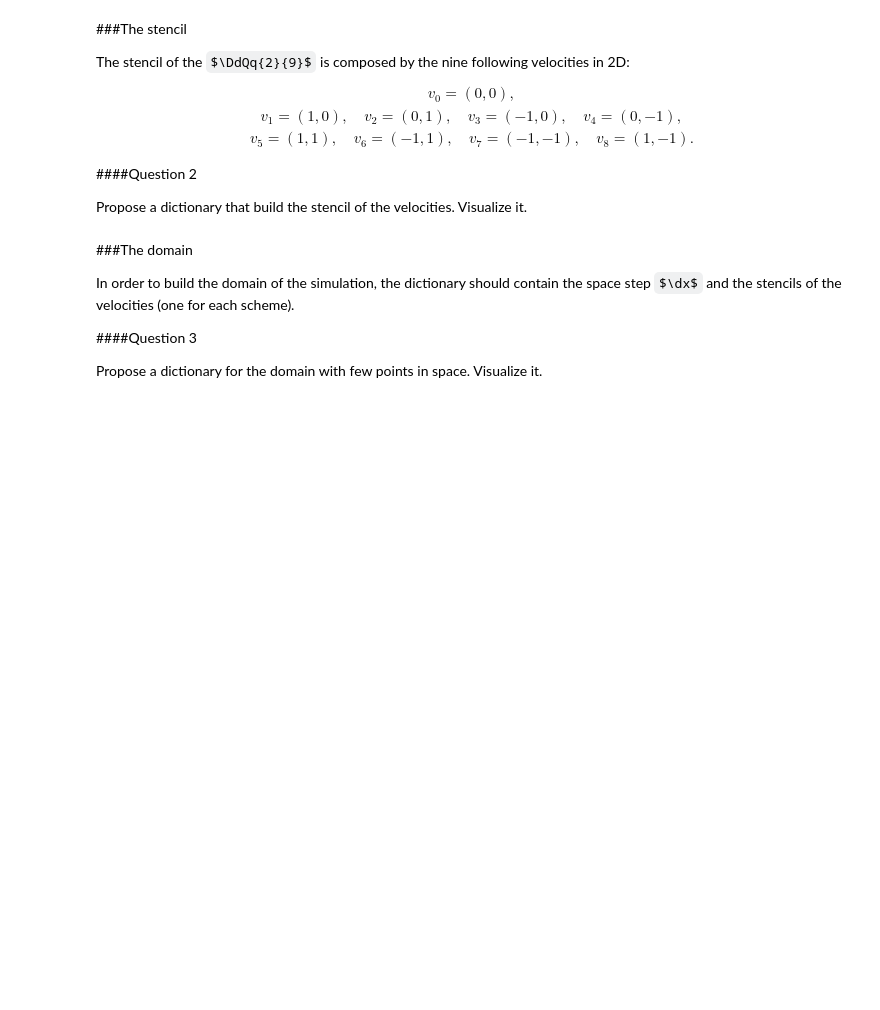
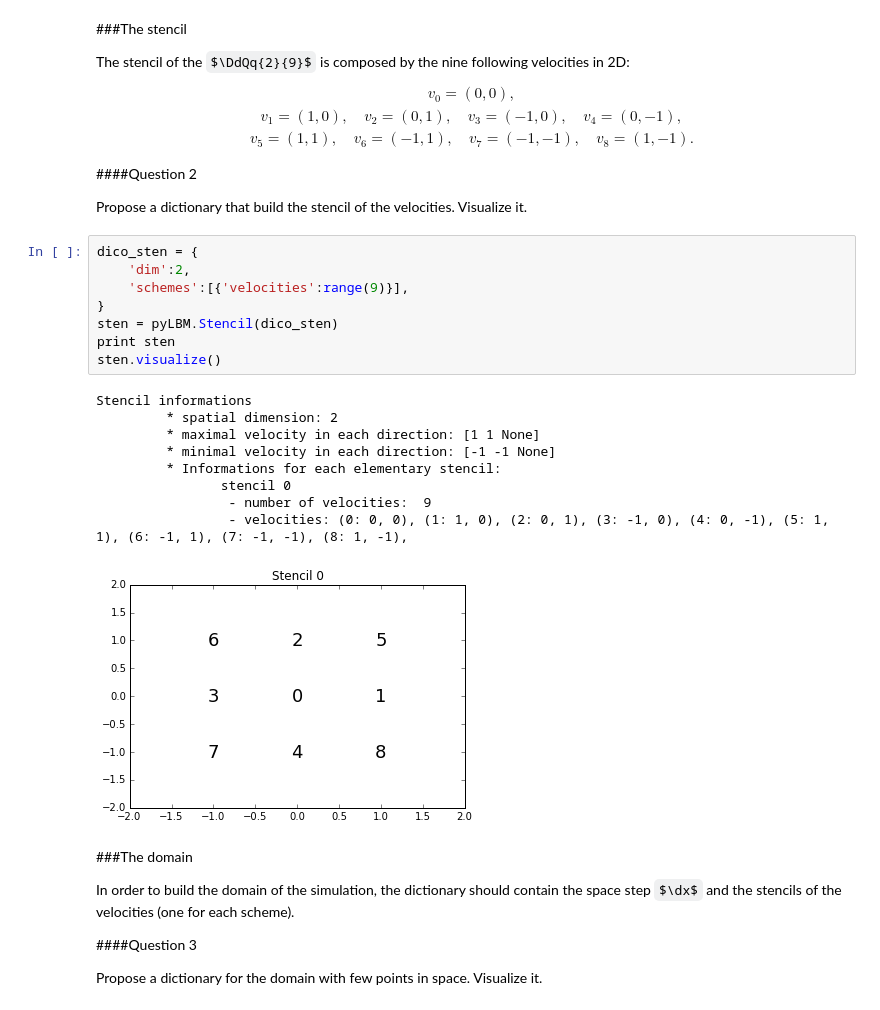
Before and after one commit to gouarin/pylbm_notebook, a Jupyter notebook: 05_Poiseuille.ipynb, the cells around one changed output. Cells and saved outputs as stored; diff of their text form; some formulas as TeX source; blank space fills up the shorter version.

```diff
--- a/05_Poiseuille.ipynb
+++ b/05_Poiseuille.ipynb
@@ -61,6 +79,24 @@ The stencil of the $\DdQq{2}{9}$ is composed by the nine following velocities in
 ####Question 2
 
 Propose a dictionary that build the stencil of the velocities. Visualize it.
+# %%
+dico_sten = {
+    'dim':2,
+    'schemes':[{'velocities':range(9)}],
+}
+sten = pyLBM.Stencil(dico_sten)
+print sten
+sten.visualize()
+# %% [output]
+Stencil informations
+         * spatial dimension: 2
+         * maximal velocity in each direction: [1 1 None]
+         * minimal velocity in each direction: [-1 -1 None]
+         * Informations for each elementary stencil:
+                stencil 0
+                 - number of velocities:  9
+                 - velocities: (0: 0, 0), (1: 1, 0), (2: 0, 1), (3: -1, 0), (4: 0, -1), (5: 1, 1), (6: -1, 1), (7: -1, -1), (8: 1, -1),
+[figure, added]
 # %% [markdown]
 ###The domain
 
```
Also changed, not shown: parts of 5 cells of this notebook, 5 other files.
